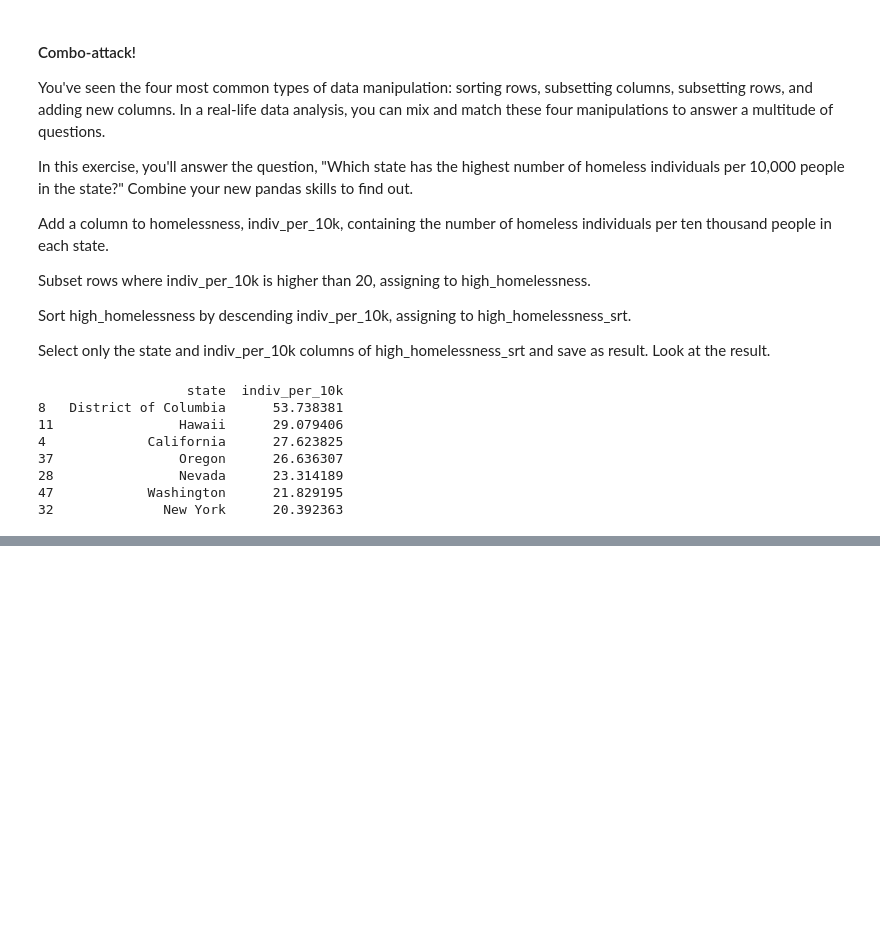
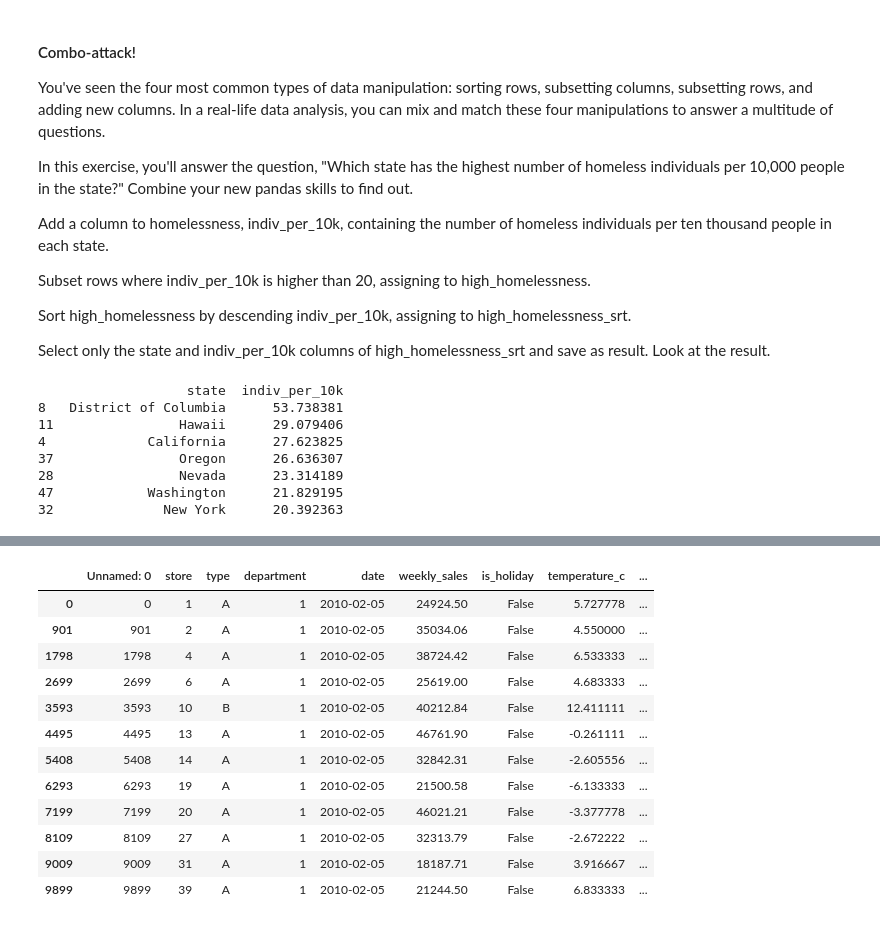
Before and after one commit to Code-Pizza/PythonDataScienceDataCamp, a Jupyter notebook: Data Manipulation with Pandas/Data Manipulation with Pandas.ipynb, the cells around one changed output, grey strips where cells are left out. Cells and saved outputs as stored; diff of their text form; code cells hidden in the pictures; blank space fills up the shorter version.

Commit message:
Completed the Aggregating DataFrames chapter

```diff
--- a/Data Manipulation with Pandas/Data Manipulation with Pandas.ipynb
+++ b/Data Manipulation with Pandas/Data Manipulation with Pandas.ipynb
@@ -475,0 +541,16 @@ print(result)
+# %%
+import pandas as pd
+sales = pd.read_csv("sales_subset.csv")
+
+
+# Print the head of the sales DataFrame
+print(sales.head())
+
+# Print the info about the sales DataFrame
+print(sales.info())
+
+# Print the mean of weekly_sales
+print(sales["weekly_sales"].mean())
+
+# Print the median of weekly_sales
+print(sales["weekly_sales"].median())
@@ -475,0 +716,14 @@ print(result)
+# %%
+# Drop duplicate store/type combinations
+store_types = sales.drop_duplicates(subset = ["store", "type"])
+print(store_types.head())
+
+# Drop duplicate store/department combinations
+store_depts = sales.drop_duplicates(subset = ["store", "department"])
+print(store_depts.head())
+
+# Subset the rows where is_holiday is True and drop duplicate dates
+holiday_dates = sales[sales["is_holiday"]].drop_duplicates(subset = "date")
+
+# Print date col of holiday_dates
+print(holiday_dates["date"])
@@ -475,0 +770,16 @@ print(result)
+# %%
+store_types
+# %% [output]
+|  | Unnamed: 0 | store | type | department | date | weekly_sales | is_holiday | temperature_c | ... |
+| 0 | 0 | 1 | A | 1 | 2010-02-05 | 24924.50 | False | 5.727778 | ... |
+| 901 | 901 | 2 | A | 1 | 2010-02-05 | 35034.06 | False | 4.550000 | ... |
+| 1798 | 1798 | 4 | A | 1 | 2010-02-05 | 38724.42 | False | 6.533333 | ... |
+| 2699 | 2699 | 6 | A | 1 | 2010-02-05 | 25619.00 | False | 4.683333 | ... |
+| 3593 | 3593 | 10 | B | 1 | 2010-02-05 | 40212.84 | False | 12.411111 | ... |
+| 4495 | 4495 | 13 | A | 1 | 2010-02-05 | 46761.90 | False | -0.261111 | ... |
+| 5408 | 5408 | 14 | A | 1 | 2010-02-05 | 32842.31 | False | -2.605556 | ... |
+| 6293 | 6293 | 19 | A | 1 | 2010-02-05 | 21500.58 | False | -6.133333 | ... |
+| 7199 | 7199 | 20 | A | 1 | 2010-02-05 | 46021.21 | False | -3.377778 | ... |
+| 8109 | 8109 | 27 | A | 1 | 2010-02-05 | 32313.79 | False | -2.672222 | ... |
+| 9009 | 9009 | 31 | A | 1 | 2010-02-05 | 18187.71 | False | 3.916667 | ... |
+| 9899 | 9899 | 39 | A | 1 | 2010-02-05 | 21244.50 | False | 6.833333 | ... |
```
Also changed, not shown: parts of 24 cells of this notebook, 2 other files.
